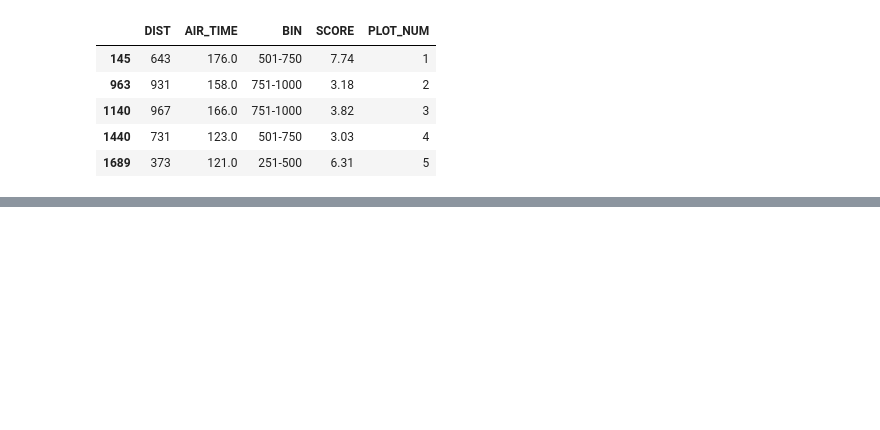
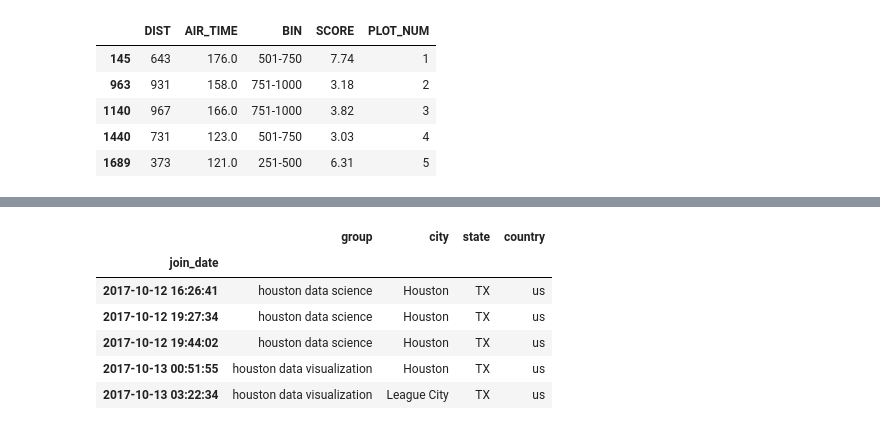
Before and after one commit to minstrel1149/pandas_practice-cookbook1, a Jupyter notebook: Pd_cookbook_1_chapter13.ipynb, the cells around one changed output, grey strips where cells are left out. Saved outputs shown, nothing was run; the diff lists cells and outputs as text; code cells hidden in the pictures; blank space fills up the shorter version.

```diff
--- a/Pd_cookbook_1_chapter13.ipynb
+++ b/Pd_cookbook_1_chapter13.ipynb
@@ -417,3 +417,16 @@ ax.set_xlabel('')
 ax.tick_params(axis='x', labelsize=0)
 # %% [output]
 [drawing not drawn]
+# %%
+# 누적 영역 차트를 통해 새로운 경향 발견 가능 -> 시장점유율 등
+meetup = pd.read_csv(p1 / 'meetup_groups.csv', parse_dates=['join_date'], index_col='join_date')
+meetup = meetup.sort_index()
+meetup.tail()
+# %% [output]
+|  | group | city | state | country |
+| join_date |  |  |  |  |
+| 2017-10-12 16:26:41 | houston data science | Houston | TX | us |
+| 2017-10-12 19:27:34 | houston data science | Houston | TX | us |
+| 2017-10-12 19:44:02 | houston data science | Houston | TX | us |
+| 2017-10-13 00:51:55 | houston data visualization | Houston | TX | us |
+| 2017-10-13 03:22:34 | houston data visualization | League City | TX | us |
```
Also changed, not shown: parts of 9 cells of this notebook, 1 other file.
